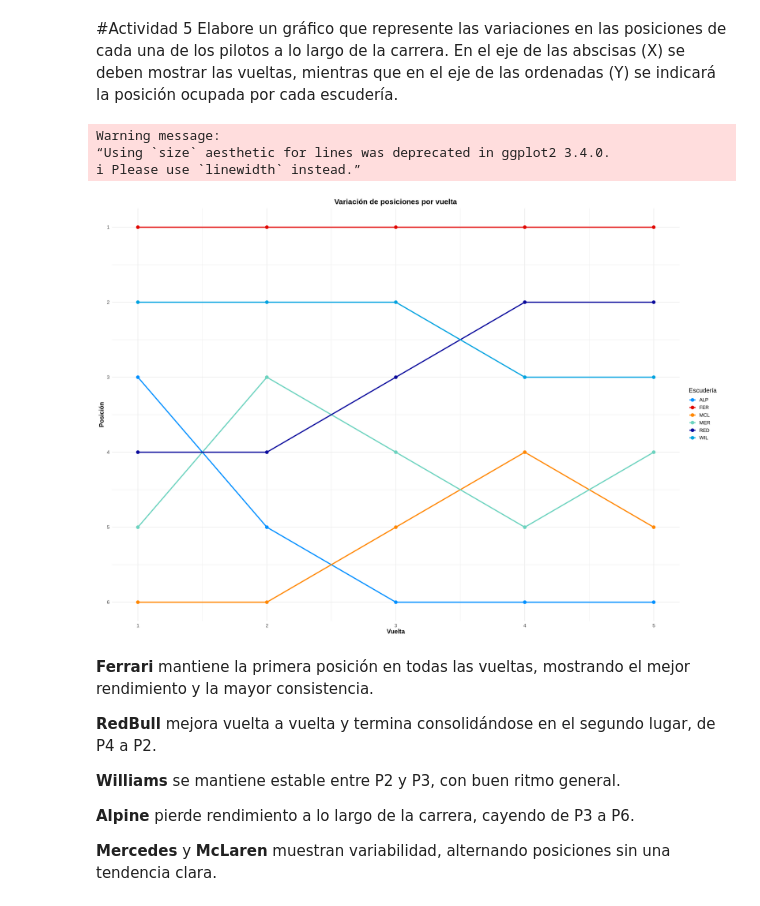
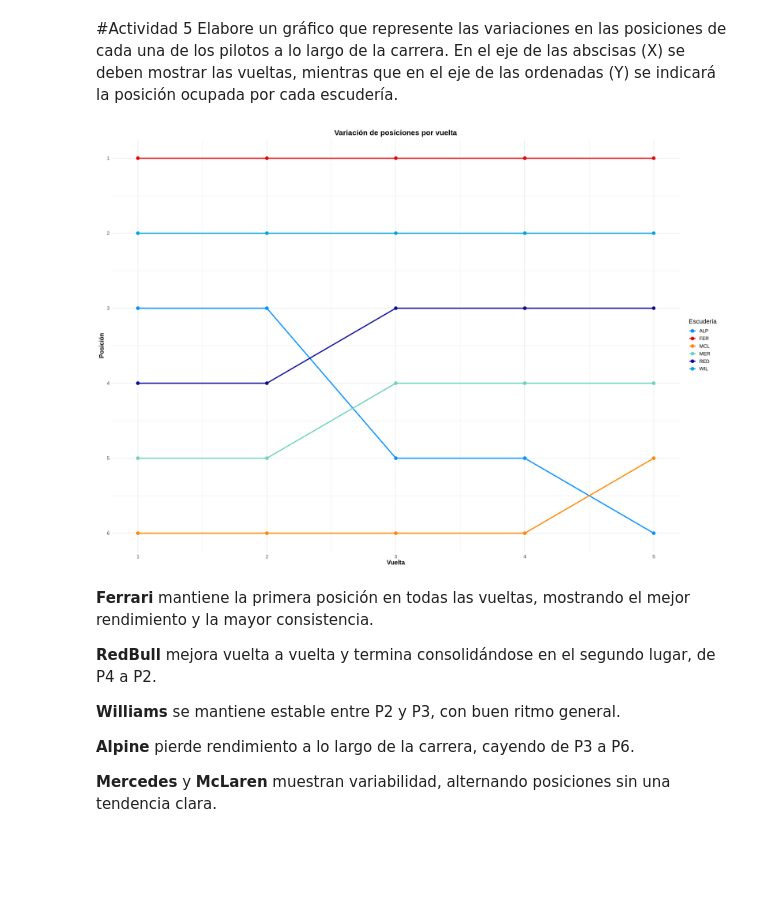
Before and after one commit to LuppeCh/F1EDA, a Jupyter notebook: Exploración_de_Datos_Trabajo_Final.ipynb, the cells around one changed output. Saved outputs shown, nothing was run; the diff lists cells and outputs as text; code cells hidden in the pictures; blank space fills up the shorter version.

```diff
--- a/Exploración_de_Datos_Trabajo_Final.ipynb
+++ b/Exploración_de_Datos_Trabajo_Final.ipynb
@@ -1433,41 +1433,39 @@ Este cuadro nos permite comparar el rendimiento de cada escudería para poder en
 #Actividad 5
 Elabore un gráfico que represente las variaciones en las posiciones de cada una de los pilotos a lo largo de la carrera. En el eje de las abscisas (X) se deben mostrar las vueltas, mientras que en el eje de las ordenadas (Y) se indicará la posición ocupada por cada escudería.
 # %%
-
 lap_positions <- lap_times_summary %>%
+  arrange(carId, lap_number) %>%
+  group_by(carId) %>%
+  mutate(TotalTime = cumsum(total_lap_time)) %>%
   group_by(lap_number) %>%
-  arrange(total_lap_time, .by_group = TRUE) %>%
-  mutate(position = row_number()) %>%
+  mutate(Position = min_rank(TotalTime)) %>%
   ungroup()
 
 ggplot(lap_positions,
        aes(x = lap_number,
-           y = position,
+           y = Position,
            color = carId,
            group = carId)) +
   geom_line(size = 1.2) +
   geom_point(size = 3) +
   scale_y_reverse(breaks = 1:6) +
   scale_x_continuous(breaks = 1:5) +
   scale_color_manual(values = colores_f1) +
   labs(
     title = "Variación de posiciones por vuelta",
     x = "Vuelta",
     y = "Posición",
     color = "Escudería"
   ) +
   theme_minimal(base_size = 14) +
   theme(
     plot.title   = element_text(face = "bold", hjust = 0.5),
     axis.title.x = element_text(face = "bold"),
     axis.title.y = element_text(face = "bold"),
     legend.position = "right"
   )
 # %% [output]
-Warning message:
-“Using `size` aesthetic for lines was deprecated in ggplot2 3.4.0.
-ℹ Please use `linewidth` instead.”
-[figure, old version]
+[figure, new version]
 # %% [markdown]
 **Ferrari** mantiene la primera posición en todas las vueltas, mostrando el mejor rendimiento y la mayor consistencia.
 
```
Also changed, not shown: parts of 8 cells of this notebook.
